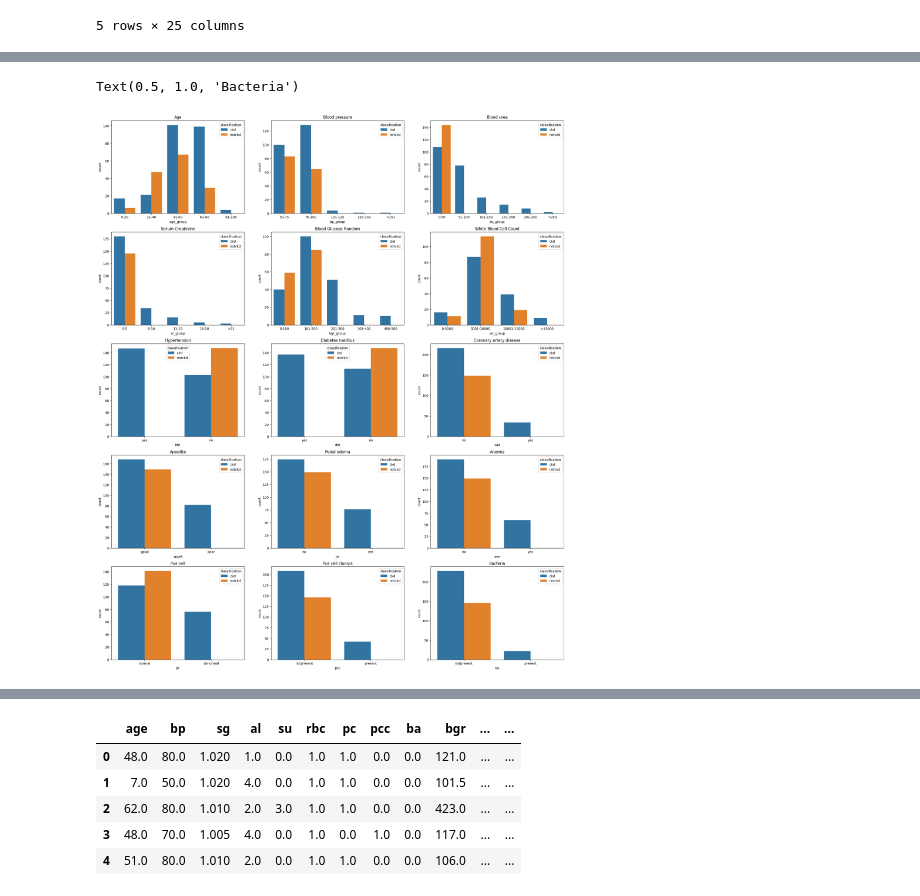
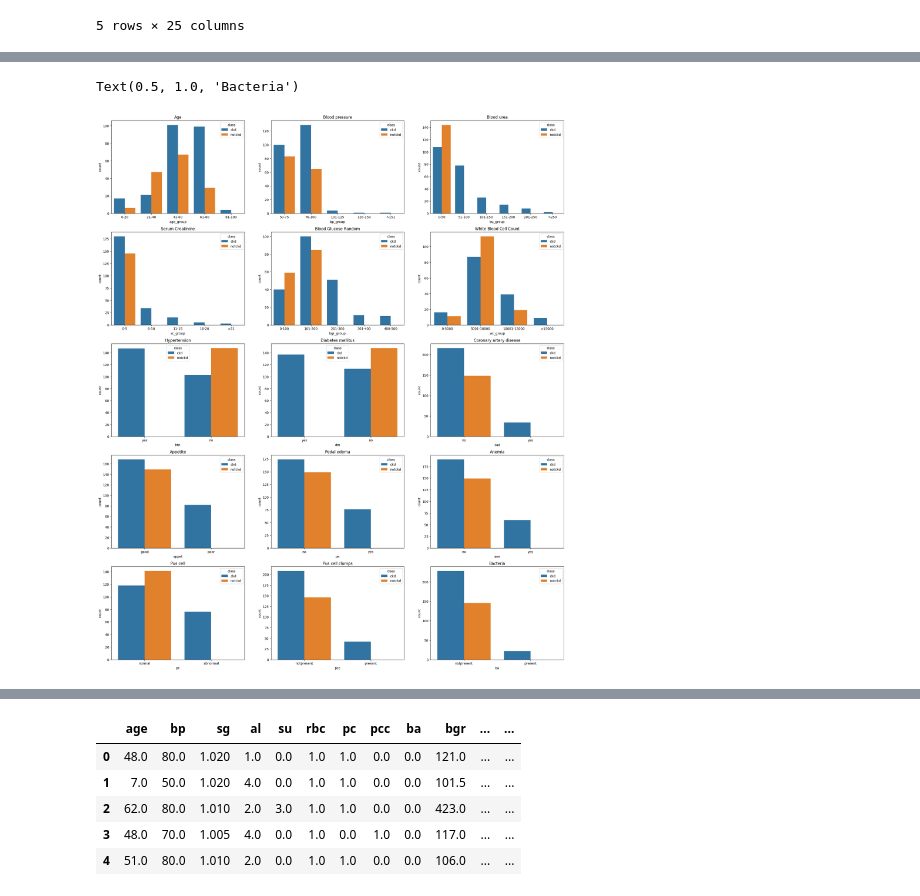
Before and after one commit to zxc741xb/Chronic_Kidney_Disease, a Jupyter notebook: CKD.ipynb, the cells around one changed output, grey strips where cells are left out. Drawn from its saved outputs; the diff is of its cells as text; code cells hidden in the pictures.

```diff
--- a/CKD.ipynb
+++ b/CKD.ipynb
@@ -118,66 +123,66 @@ fig, axes = plt.subplots(5, 3, figsize=(25, 30))
 bins = [0, 20, 40, 60 ,80 ,100]
 labels = ['0-20', '21-40', '41-60', '61-80', '81-100']
 df['age_group'] = pd.cut(df['age'], bins=bins, labels=labels)
-sns.countplot(ax=axes[0,0], x='age_group', hue='classification', data=df)
+sns.countplot(ax=axes[0,0], x='age_group', hue='class', data=df)
 df = df.drop(['age_group'], axis=1)
 
 bins = [50, 75, 100, 125 ,150 , 200]
 labels = ['50-75', '76-100', '101-125', '126-150', '>151']
 df['bp_group'] = pd.cut(df['bp'], bins=bins, labels=labels)
-sns.countplot(ax=axes[0,1], x='bp_group', hue='classification', data=df)
+sns.countplot(ax=axes[0,1], x='bp_group', hue='class', data=df)
 df = df.drop(['bp_group'], axis=1)
 
 bins = [0, 50, 100, 150, 200 ,250 , 350]
 labels = ['0-50', '51-100', '101-150', '151-200', '201-250', '>250']
 df['bu_group'] = pd.cut(df['bu'], bins=bins, labels=labels)
-sns.countplot(ax=axes[0,2], x='bu_group', hue='classification', data=df)
+sns.countplot(ax=axes[0,2], x='bu_group', hue='class', data=df)
 df = df.drop(['bu_group'], axis=1)
 
 bins = [0, 5, 10, 15, 20, 50]
 labels = ['0-5', '6-10', '11-15', '16-20', '>21']
 df['sc_group'] = pd.cut(df['sc'], bins=bins, labels=labels)
-sns.countplot(ax=axes[1,0], x='sc_group', hue='classification', data=df)
+sns.countplot(ax=axes[1,0], x='sc_group', hue='class', data=df)
 df = df.drop(['sc_group'], axis=1)
 
 bins = [0, 100, 200, 300, 400, 500]
 labels = ['0-100', '101-200', '201-300', '301-400', '400-500']
 df['bgr_group'] = pd.cut(df['bgr'], bins=bins, labels=labels)
-sns.countplot(ax=axes[1,1], x='bgr_group', hue='classification', data=df)
+sns.countplot(ax=axes[1,1], x='bgr_group', hue='class', data=df)
 df = df.drop(['bgr_group'], axis=1)
 
 bins = [0, 5000, 10000, 15000, 30000]
 labels = ['0-5000', '5001-10000', '10001-15000', '>15000']
 df['wc_group'] = pd.cut(df['wc'], bins=bins, labels=labels)
-sns.countplot(ax=axes[1,2], x='wc_group', hue='classification', data=df)
+sns.countplot(ax=axes[1,2], x='wc_group', hue='class', data=df)
 df = df.drop(['wc_group'], axis=1)
 
-sns.countplot(ax=axes[2,0], x='htn', hue='classification', data=df)
-sns.countplot(ax=axes[2,1], x='dm', hue='classification', data=df)
-sns.countplot(ax=axes[2,2], x='cad', hue='classification', data=df)
-sns.countplot(ax=axes[3,0], x='appet', hue='classification', data=df)
-sns.countplot(ax=axes[3,1], x='pe', hue='classification', data=df)
-sns.countplot(ax=axes[3,2], x='ane', hue='classification', data=df)
-sns.countplot(ax=axes[4,0], x='pc', hue='classification', data=df)
-sns.countplot(ax=axes[4,1], x='pcc', hue='classification', data=df)
-sns.countplot(ax=axes[4,2], x='ba', hue='classification', data=df)
+sns.countplot(ax=axes[2,0], x='htn', hue='class', data=df)
+sns.countplot(ax=axes[2,1], x='dm', hue='class', data=df)
+sns.countplot(ax=axes[2,2], x='cad', hue='class', data=df)
+sns.countplot(ax=axes[3,0], x='appet', hue='class', data=df)
+sns.countplot(ax=axes[3,1], x='pe', hue='class', data=df)
+sns.countplot(ax=axes[3,2], x='ane', hue='class', data=df)
+sns.countplot(ax=axes[4,0], x='pc', hue='class', data=df)
+sns.countplot(ax=axes[4,1], x='pcc', hue='class', data=df)
+sns.countplot(ax=axes[4,2], x='ba', hue='class', data=df)
 
 axes[0,0].set_title('Age')
 axes[0,1].set_title('Blood pressure')
 axes[0,2].set_title('Blood urea')
 axes[1,0].set_title('Serum Creatinine')
 axes[1,1].set_title('Blood Glucose Random')
 axes[1,2].set_title('White Blood Cell Count')
 axes[2,0].set_title('Hypertension')
 axes[2,1].set_title('Diabetes mellitus')
 axes[2,2].set_title('Coronary artery disease')
 axes[3,0].set_title('Appetite')
 axes[3,1].set_title('Pedal edema')
 axes[3,2].set_title('Anemia')
 axes[4,0].set_title('Pus cell')
 axes[4,1].set_title('Pus cell clumps')
 axes[4,2].set_title('Bacteria')
 # %% [output]
 Text(0.5, 1.0, 'Bacteria')
-[figure, old version]
+[figure, new version]
 # %%
 # Categorical to numerical
```
Also changed, not shown: parts of 28 cells of this notebook.
